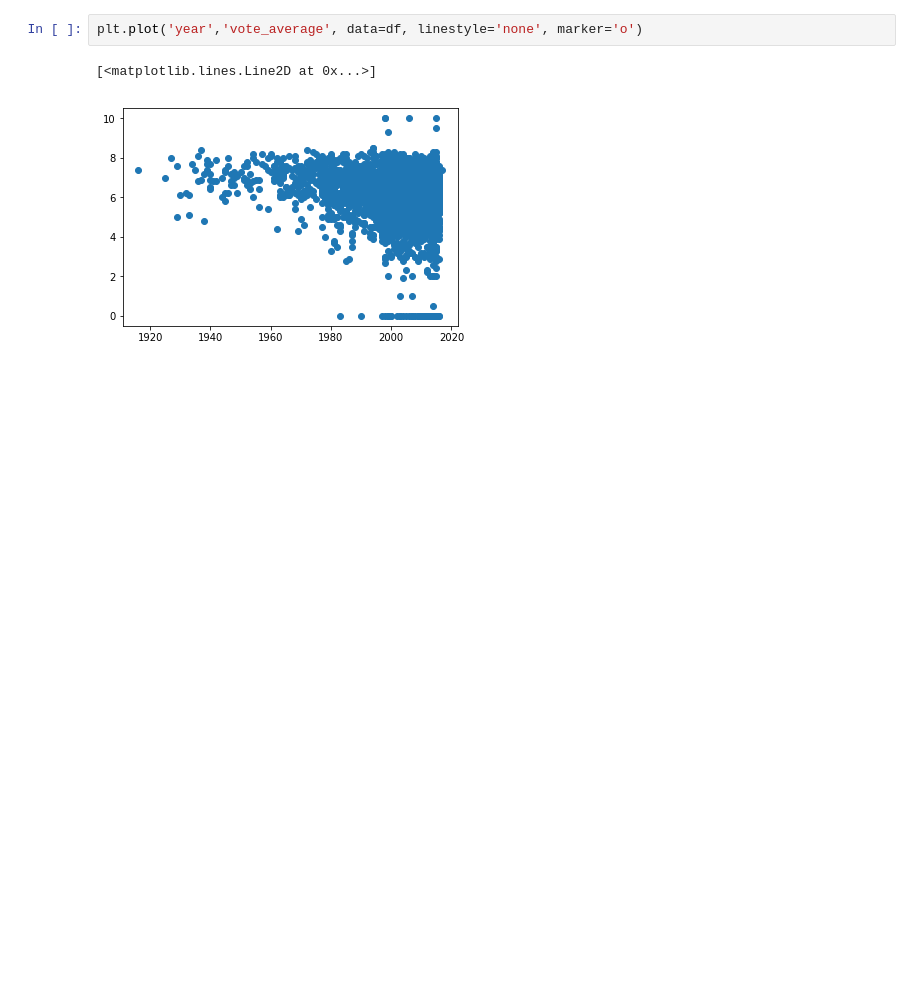
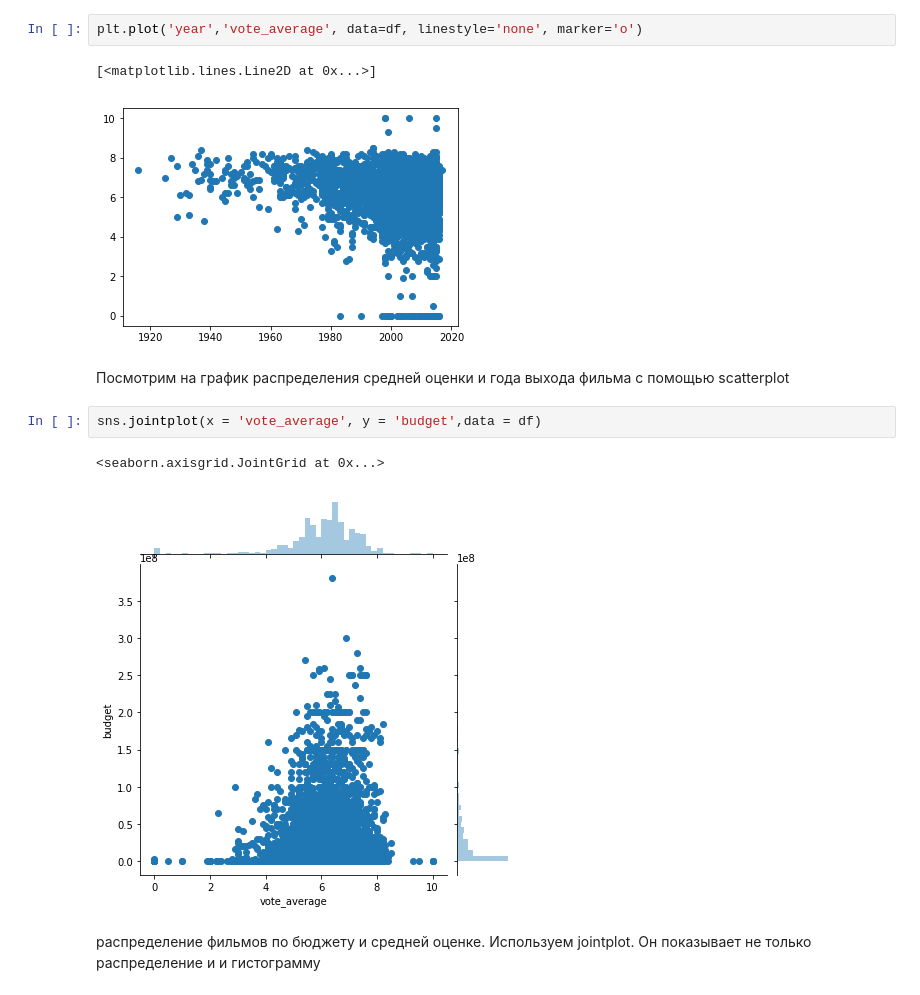
Before and after one commit to SIzrantsev/Netology_Homework, a Jupyter notebook: HW-visual.ipynb, the cells around one changed output. Drawn from its saved outputs; the diff is of its cells as text; blank space fills up the shorter version.

```diff
--- a/HW-visual.ipynb
+++ b/HW-visual.ipynb
@@ -26,3 +39,13 @@ plt.plot('year','vote_average', data=df, linestyle='none', marker='o')
 # %% [output]
 [<matplotlib.lines.Line2D at 0x...>]
 [figure]
+# %% [markdown]
+Посмотрим на график распределения средней оценки и года выхода фильма с помощью scatterplot
+# %%
+sns.jointplot(x = 'vote_average', y = 'budget',data = df)
+# %% [output]
+<seaborn.axisgrid.JointGrid at 0x...>
+[figure, added]
+# %% [markdown]
+распределение фильмов по бюджету и средней оценке.
+Используем jointplot. Он показывает не только распределение и и гистограмму
```
Also changed, not shown: parts of 5 cells of this notebook.
